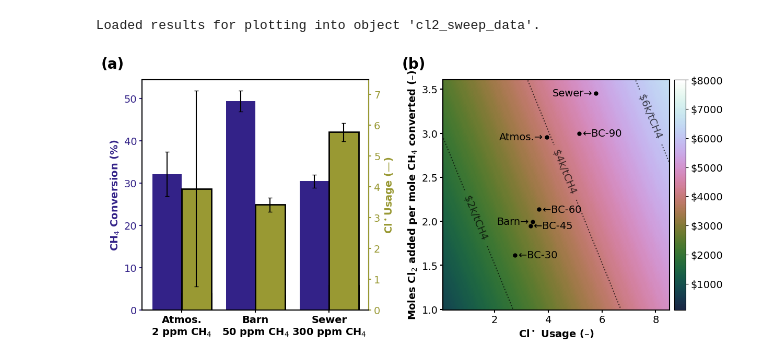
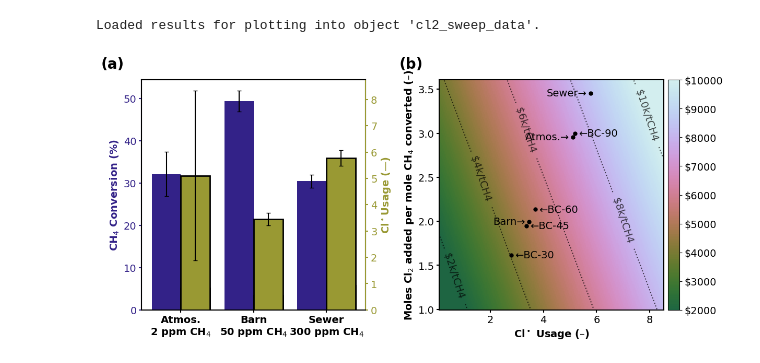
Before and after one commit to richardsrandall/Fall-2024-Cl2, a Jupyter notebook: _combined_plots/paper_plots_v1/figure-real_world_tests_and_costs.ipynb, the cells around one changed output. Drawn from its saved outputs; the diff is of its cells as text; code cells hidden in the pictures.

Commit message:
Update cost calculations to match paper draft. Update cost plot because values changed.

```diff
--- a/_combined_plots/paper_plots_v1/figure-real_world_tests_and_costs.ipynb
+++ b/_combined_plots/paper_plots_v1/figure-real_world_tests_and_costs.ipynb
@@ -106,11 +104,12 @@ Loaded results for plotting into object 'cl2_sweep_data'.
 # Function that's shown in the cost contour plot. Note we assume a fixed (90%) reflector efficiency.
 @np.vectorize
 def get_cost_per_ton_ch4(cl_usage, cl2_fed_per_ch4_converted):
-    tons_cl2_per_ton_ch4 = (70.9060/16.04)*cl2_fed_per_ch4_converted
-    cl2_cost_per_ton_ch4 = tons_cl2_per_ton_ch4*cl2_experiment_constants.cost_per_ton_cl2
-    moles_photons_per_ton_ch4 = 62500*cl_usage*(1.0/cl2_experiment_constants.reflector_efficiency)*0.5 #Each UV photon produces 2 Cl*'s when it hits a Cl2
-    light_cost_per_ton_ch4 = moles_photons_per_ton_ch4*cl2_experiment_constants.LED_cost_per_mole_photons
-    return cl2_cost_per_ton_ch4+light_cost_per_ton_ch4
+    #tons_cl2_per_ton_ch4 = (70.9060/16.04)*cl2_fed_per_ch4_converted
+    #cl2_cost_per_ton_ch4 = tons_cl2_per_ton_ch4*cl2_experiment_constants.cost_per_ton_cl2
+    #moles_photons_per_ton_ch4 = 62500*cl_usage*(1.0/cl2_experiment_constants.reflector_efficiency)*0.5 #Each UV photon produces 2 Cl*'s when it hits a Cl2
+    #light_cost_per_ton_ch4 = moles_photons_per_ton_ch4*cl2_experiment_constants.LED_cost_per_mole_photons
+    #return cl2_cost_per_ton_ch4+light_cost_per_ton_ch4
+    return cl2_experiment_constants.cost_cl2_usage_coefficient*cl2_fed_per_ch4_converted + cl2_experiment_constants.cost_cl_radical_usage_coefficient*cl_usage
 
 # Function to truncate colormap, from stackoverflow
 import matplotlib.colors as mcolors
@@ -154,6 +153,8 @@ ax_a_right.bar(x + 0.5*width, realistic_trial_data.cl_per_ch4, width, label=line
 ax_a_right.errorbar(x + 0.5*width, realistic_trial_data.cl_per_ch4, realistic_trial_data.cl_per_ch4_95_ci, capsize=3, color='k',linestyle='')
 ax_a.set_xticks([0,1,2])
 ax_a.set_xticklabels(["Atmos.\n2 ppm CH$_4$","Barn\n50 ppm CH$_4$","Sewer\n300 ppm CH$_4$"],fontweight=plot_default_properties['font_weight'])
+ax_a.set_ylim(bottom=0)
+ax_a_right.set_ylim(bottom=0)
 #ax_a.legend(bbox_to_anchor=(1,1),loc='upper right')
 
 # b
@@ -164,44 +165,44 @@ cl_usage_values = np.linspace(0.1,8.5,200)
 cl2_fed_per_ch4_converted_values = np.linspace(1.0,3.6,200)
 X, Y = np.meshgrid(cl_usage_values,cl2_fed_per_ch4_converted_values)
 Z = get_cost_per_ton_ch4(X,Y)
-minColor = 0.15
-maxColor = 1.00
+minColor = 0.30
+maxColor = 0.90
 new_cmap = truncate_colormap(plt.get_cmap("cubehelix"), minColor, maxColor)
-cm = ax_b.pcolormesh(X, Y, Z,vmin=100,vmax=8000,cmap=new_cmap) # COLOR MAP HERE
+cm = ax_b.pcolormesh(X, Y, Z,vmin=2000,vmax=10000,cmap=new_cmap) # COLOR MAP HERE
 # Others to try: https://pratiman-91.github.io/colormaps/docs/collections/scientific
 plt.colorbar(cm,pad=0.02,format=ticker.FuncFormatter(lambda x,pos: '$'+str(int(x))),ax=ax_b)
 
 # Label the contours if desired
 fmt = lambda x: "\$"+str(int(round(0.001*x,1)))+'k/tCH4 '#+'[\$'+str(round(x/28))+'; \$'+str(round(x/84))+']'
-ct = ax_b.contour(X, Y, Z,linestyles=':',colors=['#000000'], levels=[2000,4000,6000], alpha=0.7)
-ax_b.clabel(ct, fmt=fmt, use_clabeltext=True, manual=((1,2),(4,2.5),(8,3.2)))
+ct = ax_b.contour(X, Y, Z,linestyles=':',colors=['#000000'], levels=[2000,4000,6000,8000,10000], alpha=0.7)
+ax_b.clabel(ct, fmt=fmt, use_clabeltext=True, manual=((1,1.4),(2,2.5),(3,3),(7,2),(8,3.2)))
 
 # Plot the Cl* sweep data
 for x,y,t in zip(cl2_sweep_data.cl_per_ch4, cl2_sweep_data.cl2_fed_per_ch4_converted, [10,20,30,45,60,90]):
     if t==10 or t==20:
         continue #Skip these since they're on top of other data points and clutter up the graph
     ax_b.plot([x],[y],'ok',markersize=5)
     ax_b.annotate('←BC-'+str(t), xy=(x, y), xycoords='data', xytext=(5, 0), textcoords='offset points', ha='left', va='center')
 # Plot the rest of the data
 exps = ((realistic_trial_data.cl_per_ch4[0],realistic_trial_data.cl2_fed_per_ch4_converted[0],'Atmos.'),
         (realistic_trial_data.cl_per_ch4[1],realistic_trial_data.cl2_fed_per_ch4_converted[1],'Barn'),
         (realistic_trial_data.cl_per_ch4[2],realistic_trial_data.cl2_fed_per_ch4_converted[2],'Sewer'),
         )
 for x,y,t in exps:
     ax_b.plot([x],[y],'ok',markersize=5)
     ax_b.annotate(t+"→", xy=(x, y), xycoords='data', xytext=(-5, 0), textcoords='offset points', ha='right', va='center')
 
 #ax_b.set_xlabel('UV Usage $\equiv$ [(Cl$^\\bullet$ Usage)$\cdot(\eta_{UV})^{-1}$] (–)') # Keeping this if we want the x-axis to be UV usage
 ax_b.set_xlabel('Cl$^\\bullet$ Usage (–)',fontweight=plot_default_properties['font_weight'])
 ax_b.set_ylabel('Moles Cl$_2$ added per mole CH$_4$ converted (–)',fontweight=plot_default_properties['font_weight'])
 
 for ax in [ax_a, ax_a_right, ax_b]:
     ax.tick_params(width=plot_default_properties['box_linewidth'])
     for spine in ax.spines.values():
         spine.set_linewidth(plot_default_properties['box_linewidth'])
 
 # Save the figure, etc.
 plt.savefig('exported_images/realistic_trials_and_cost_modeling.png', bbox_inches='tight',dpi=300)
 plt.show()
 # %% [output]
-[figure, old version]
+[figure, new version]
```
Also changed, not shown: parts of 1 cell of this notebook, 6 other files.
